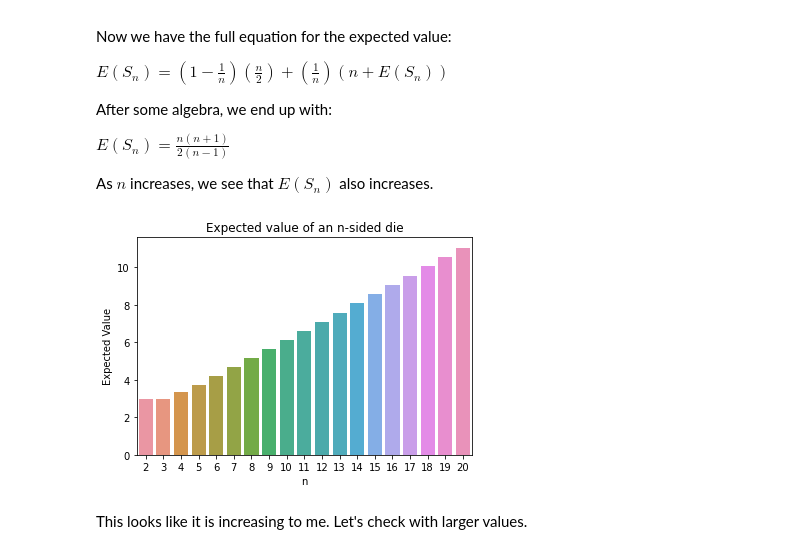
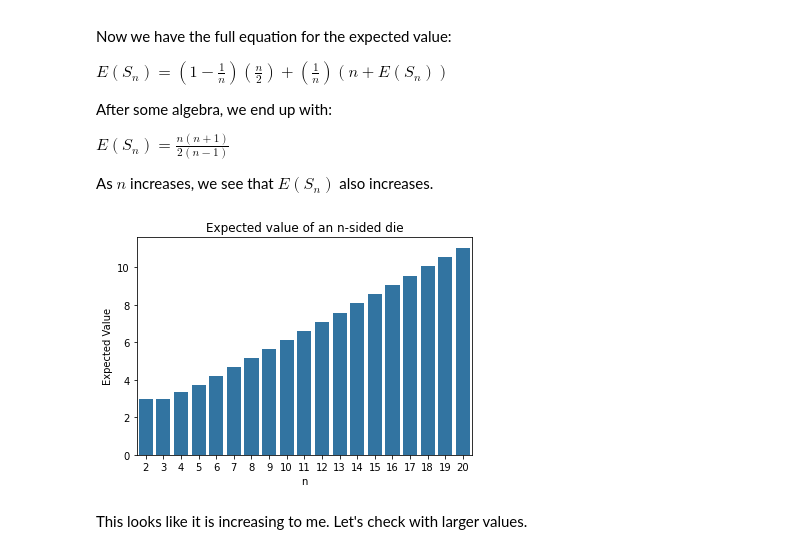
Before and after one commit to jstehn/exploding_dice_exploration, a Jupyter notebook: exploding_dice_exploration.ipynb, the cells around one changed output. Drawn from its saved outputs; the diff is of its cells as text; code cells hidden in the pictures.

```diff
--- a/exploding_dice_exploration.ipynb
+++ b/exploding_dice_exploration.ipynb
@@ -51,10 +51,10 @@ def expected(n):
 # %%
 expected_values = [(n,expected(n)) for n in np.arange(2,20)]
 # %%
-ax = sns.barplot(x=np.arange(2,21), y=[expected(i) for i in np.arange(2,21)])
+ax = sns.barplot(x=np.arange(2,21), y=[expected(i) for i in np.arange(2,21)], color = "#1f77b4")
 ax.set(xlabel="n", ylabel = "Expected Value",title = "Expected value of an n-sided die");
 # %% [output]
-[figure, old version]
+[figure, new version]
 # %% [markdown]
 This looks like it is increasing to me. Let's check with larger values.
 # %%
```
Also changed, not shown: parts of 10 cells of this notebook.
